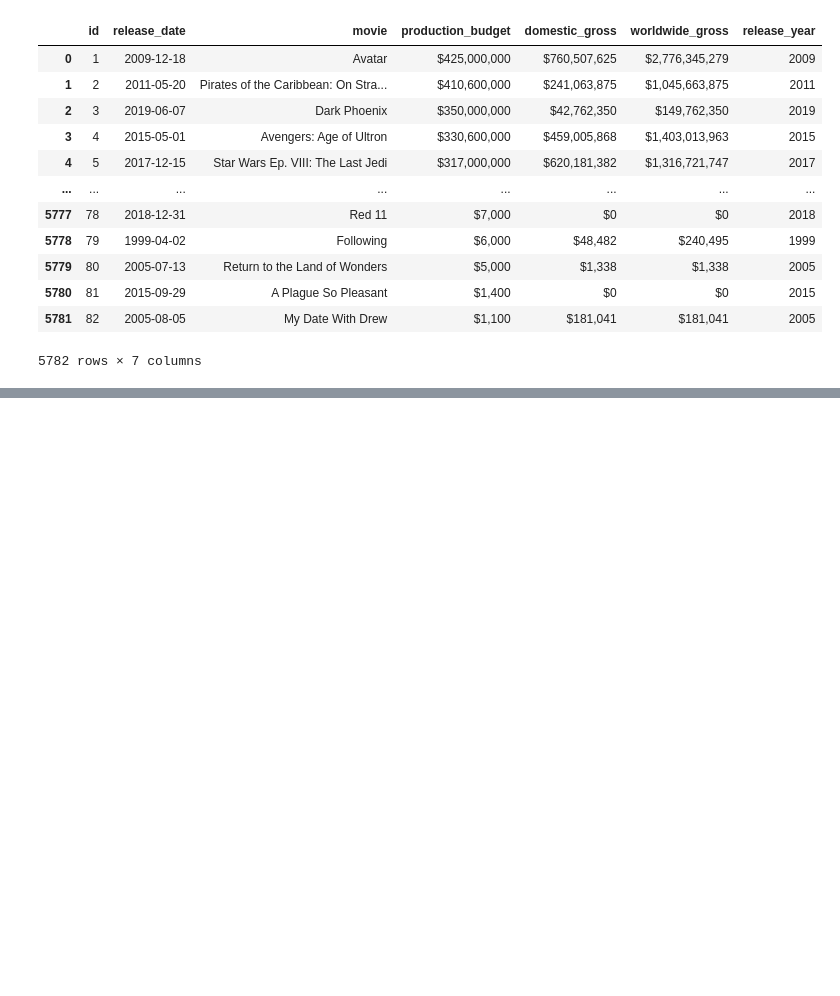
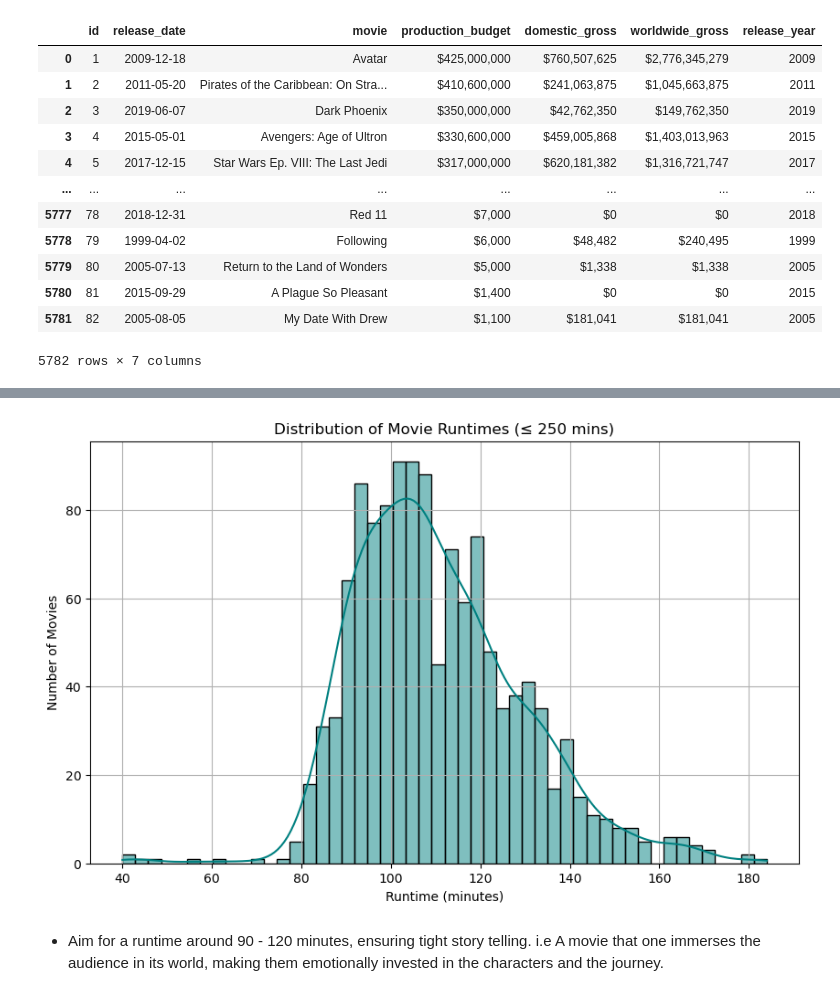
Before and after one commit to Cornelius-ngatia/Group-5-Phase-2-project, a Jupyter notebook: index.ipynb, the cells around one changed output, grey strips where cells are left out. Saved outputs shown, nothing was run; the diff lists cells and outputs as text; code cells hidden in the pictures; blank space fills up the shorter version.

```diff
--- a/index.ipynb
+++ b/index.ipynb
@@ -388,0 +483,14 @@ budget_df['profit'] = budget_df['worldwide_gross'] - budget_df['production_budge
+# %%
+# histogram plot
+df_filtered = merged_df[merged_df['runtime_minutes'] <= 250]
+plt.figure(figsize=(10, 6))
+sns.histplot(df_filtered['runtime_minutes'], bins=50, kde=True, color='teal', edgecolor='black')
+plt.xlabel("Runtime (minutes)")
+plt.ylabel("Number of Movies")
+plt.title("Distribution of Movie Runtimes (≤ 250 mins)")
+plt.grid(True)
+plt.show()
+# %% [output]
+[figure, added]
+# %% [markdown]
+- Aim for a runtime around 90 - 120 minutes, ensuring tight story telling. i.e A movie that one immerses the audience in its world, making them emotionally invested in the characters and the journey.
```
Also changed, not shown: parts of 17 cells of this notebook.
